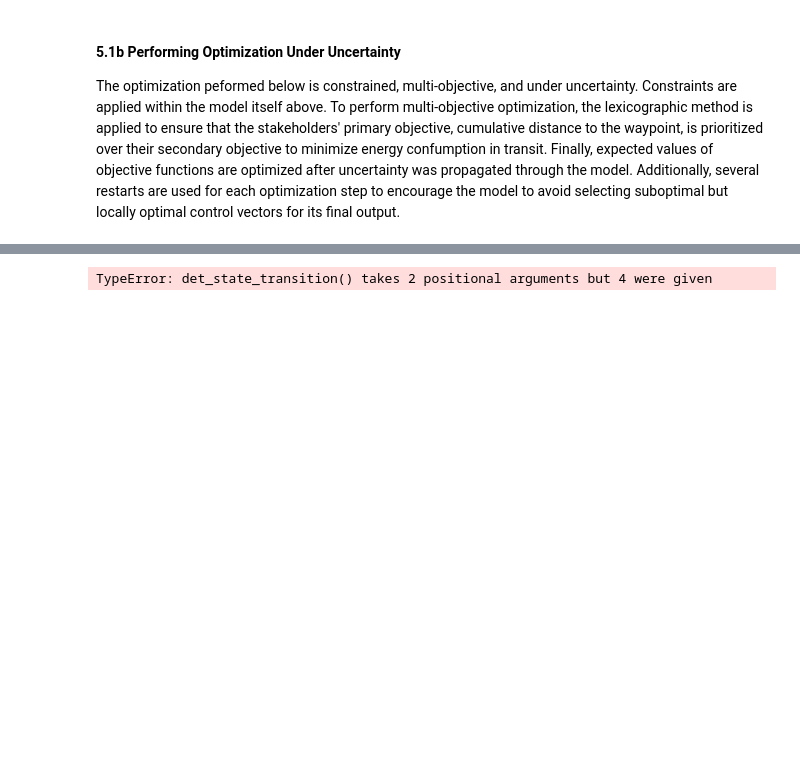
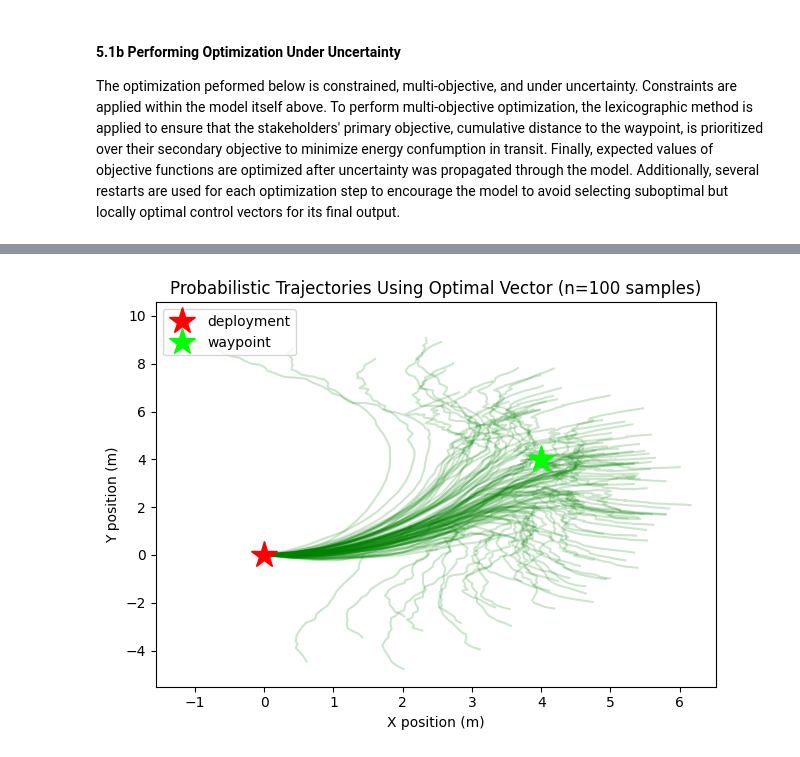
Before and after one commit to itannermahncke/trajectory-optimization-under-uncertainty, a Jupyter notebook: trajectory_optimization.ipynb, the cells around one changed output, grey strips where cells are left out. Saved outputs shown, nothing was run; the diff lists cells and outputs as text; code cells hidden in the pictures; blank space fills up the shorter version.

```diff
--- a/trajectory_optimization.ipynb
+++ b/trajectory_optimization.ipynb
@@ -656,7 +675,11 @@ md_asv_prob = (
     )
     # add uncertainty to initial disturbance direction
     >> gr.cp_marginals(
-        d_ang=gr.marg_fit(dist="norm", data=monterey_data_df.angle),
+        d_ang=gr.marg_mom(
+            dist="norm",
+            mean=math.pi,
+            var=0.3,
+        )
     )
     # independence!
     >> gr.cp_copula_independence()
@@ -720,11 +743,10 @@ df_single_out: pd.DataFrame = (
     md_asv_propagated
     >> gr.ev_min(
         out_min="D_mean",
-        n_restart=1,
+        n_restart=5,
     )
 )
-control_opt_D = df_single_out[controls]
-opt_val_D = df_single_out["D_mean"]
+opt_val_D = df_single_out["D_mean"].min()
 
 # minimize expectation of J (energy consumed)
 df_multi_out: pd.DataFrame = (
@@ -739,13 +761,11 @@ df_multi_out: pd.DataFrame = (
     )
     >> gr.ev_min(
         out_min="J_mean",
-        n_restart=1,
+        n_restart=5,
         out_leq=["Dtol_leq"],
     )
 )
-control_opt_DJ = df_multi_out[controls]
-opt_val_DD = float(df_multi_out["D_mean"])
-opt_val_J = float(df_multi_out["J_mean"])
+control_opt_DJ = df_multi_out[controls].loc[df_multi_out["D_mean"].idxmin()]
 # %% [markdown]
 ### 5.2 Optimization Results
 
@@ -753,28 +829,55 @@ opt_val_J = float(df_multi_out["J_mean"])
 # %%
-control_opt_DJ = df_multi_out[controls]
-print(f"single objective - D: {opt_val_D}")
-print(f"multi objective - D: {opt_val_DD}, J: {opt_val_J}")
-# plot_trajectory(control_opt_DJ,deployment_state,"DJ")
-# plt.show()
-
+# OPTIMAL CONTROL VECTOR
 plot_probabilistic_trajectories(
     control_vec=control_opt_DJ,  # your optimal control row
     md_prob=md_asv_prob,
-    n_samples=5,
+    color="green",
+    title="Optimal Vector",
+    n_samples=100,
     seed=42,
 )
 
-plot_control_vector(control_opt_DJ)
+viz.plot_control_vector(
+    control_opt_DJ,
+    total_time,
+    timesteps,
+    )
 plt.show()
 
-# plot_state_vector(control_opt_DJ)
-# plt.show()
+# ZERO CONTROL VECTOR
+zero_control_vec = pd.Series(0,index=control_opt_DJ.index)
+plot_probabilistic_trajectories(
+    control_vec=zero_control_vec,  # your optimal control row
+    md_prob=md_asv_prob,
+    color="blue",
+    title="Zero Vector",
+    n_samples=100,
+    seed=42,
+)
 
-# df_plot_samples = (
-#     md_asv_prob
-#     >> gr.ev_sample(
-#         n=5,
-#         df_det="nom",
-#     )
-# )
+viz.plot_control_vector(
+    zero_control_vec,
+    total_time,
+    timesteps,
+    )
+plt.show()
+
+# RANDOM CONTROL VECTOR
+rng = np.random.default_rng()
+rng_control_vec = pd.Series(rng.uniform(0,V_MAX,len(control_opt_DJ)),index=control_opt_DJ.index)
+plot_probabilistic_trajectories(
+    control_vec=rng_control_vec,  # your optimal control row
+    md_prob=md_asv_prob,
+    color="red",
+    title="Random Vector",
+    n_samples=100,
+    seed=42,
+)
+
+viz.plot_control_vector(
+    rng_control_vec,
+    total_time,
+    timesteps,
+    )
+plt.show()
 # %% [output]
@@ -788 +884 @@ multi objective - D: 61.49055150554089, J: 190.23928122385058
-TypeError: det_state_transition() takes 2 positional arguments but 4 were given
+[figure, added]
```
Also changed, not shown: parts of 9 cells of this notebook, 7 other files.
